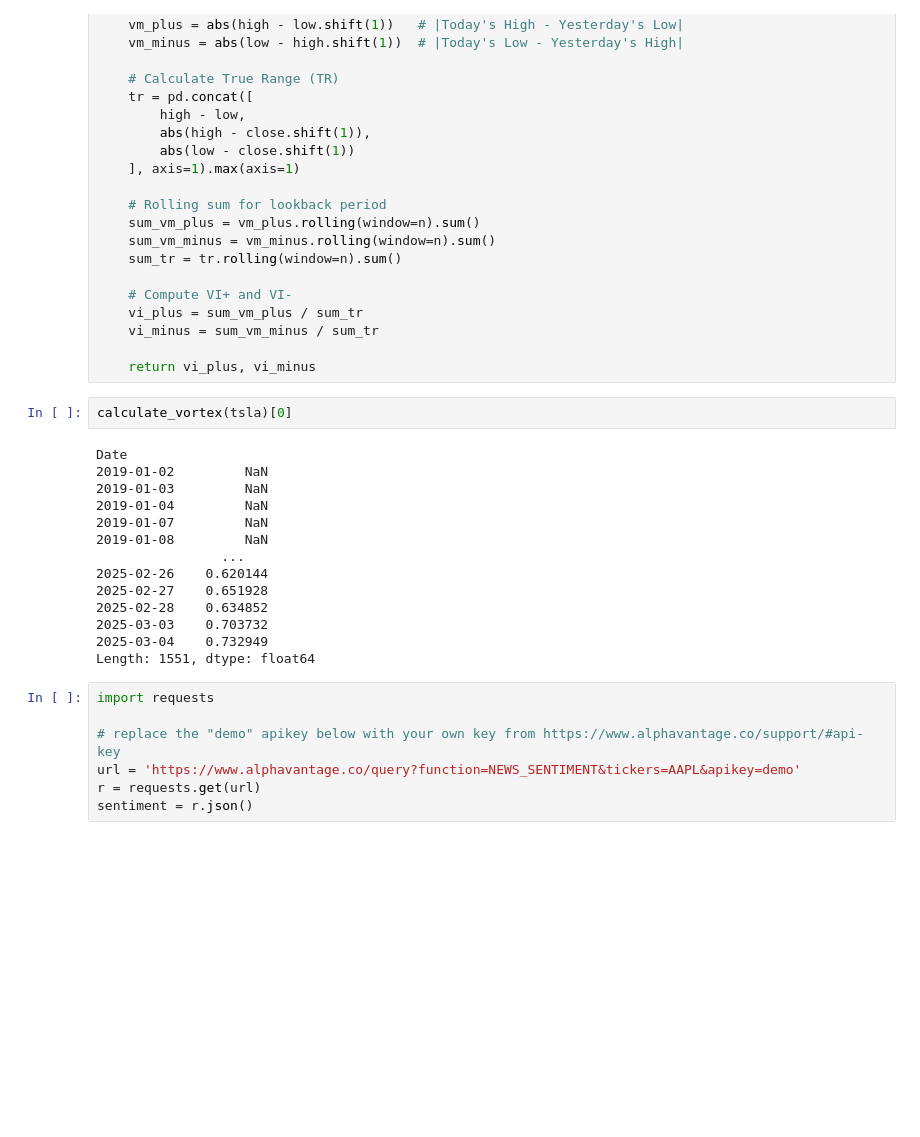
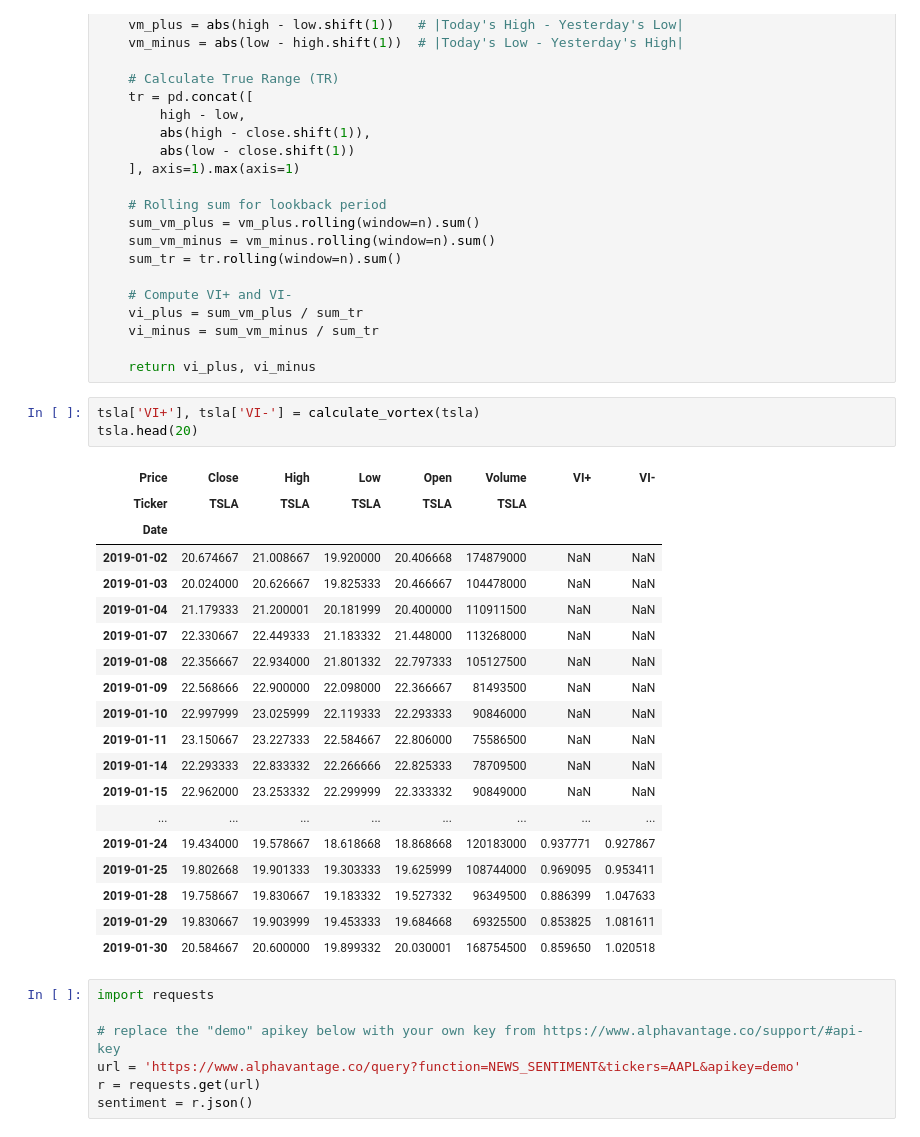
Before and after one commit to pranjul11garg/Vortex-Sentiment-Adaptive-Volatility-VSAV-Strategy, a Jupyter notebook: hackathon_data_oracles.ipynb, the cells around one changed output. Drawn from its saved outputs; the diff is of its cells as text; blank space fills up the shorter version.

```diff
--- a/hackathon_data_oracles.ipynb
+++ b/hackathon_data_oracles.ipynb
@@ -73,22 +73,29 @@ def calculate_vortex(df, n=14):
     vi_minus = sum_vm_minus / sum_tr
 
     return vi_plus, vi_minus
-# %%
-calculate_vortex(tsla)[0]
-# %% [output]
-Date
-2019-01-02         NaN
-2019-01-03         NaN
-2019-01-04         NaN
-2019-01-07         NaN
-2019-01-08         NaN
-                ...
-2025-02-26    0.620144
-2025-02-27    0.651928
-2025-02-28    0.634852
-2025-03-03    0.703732
-2025-03-04    0.732949
-Length: 1551, dtype: float64
+# %%
+tsla['VI+'], tsla['VI-'] = calculate_vortex(tsla)
+tsla.head(20)
+# %% [output]
+| Price | Close | High | Low | Open | Volume | VI+ | VI- |
+| Ticker | TSLA | TSLA | TSLA | TSLA | TSLA |  |  |
+| Date |  |  |  |  |  |  |  |
+| 2019-01-02 | 20.674667 | 21.008667 | 19.920000 | 20.406668 | 174879000 | NaN | NaN |
+| 2019-01-03 | 20.024000 | 20.626667 | 19.825333 | 20.466667 | 104478000 | NaN | NaN |
+| 2019-01-04 | 21.179333 | 21.200001 | 20.181999 | 20.400000 | 110911500 | NaN | NaN |
+| 2019-01-07 | 22.330667 | 22.449333 | 21.183332 | 21.448000 | 113268000 | NaN | NaN |
+| 2019-01-08 | 22.356667 | 22.934000 | 21.801332 | 22.797333 | 105127500 | NaN | NaN |
+| 2019-01-09 | 22.568666 | 22.900000 | 22.098000 | 22.366667 | 81493500 | NaN | NaN |
+| 2019-01-10 | 22.997999 | 23.025999 | 22.119333 | 22.293333 | 90846000 | NaN | NaN |
+| 2019-01-11 | 23.150667 | 23.227333 | 22.584667 | 22.806000 | 75586500 | NaN | NaN |
+| 2019-01-14 | 22.293333 | 22.833332 | 22.266666 | 22.825333 | 78709500 | NaN | NaN |
+| 2019-01-15 | 22.962000 | 23.253332 | 22.299999 | 22.333332 | 90849000 | NaN | NaN |
+| ... | ... | ... | ... | ... | ... | ... | ... |
+| 2019-01-24 | 19.434000 | 19.578667 | 18.618668 | 18.868668 | 120183000 | 0.937771 | 0.927867 |
+| 2019-01-25 | 19.802668 | 19.901333 | 19.303333 | 19.625999 | 108744000 | 0.969095 | 0.953411 |
+| 2019-01-28 | 19.758667 | 19.830667 | 19.183332 | 19.527332 | 96349500 | 0.886399 | 1.047633 |
+| 2019-01-29 | 19.830667 | 19.903999 | 19.453333 | 19.684668 | 69325500 | 0.853825 | 1.081611 |
+| 2019-01-30 | 20.584667 | 20.600000 | 19.899332 | 20.030001 | 168754500 | 0.859650 | 1.020518 |
 # %%
 import requests
 
```
Also changed, not shown: parts of 1 cell of this notebook.
